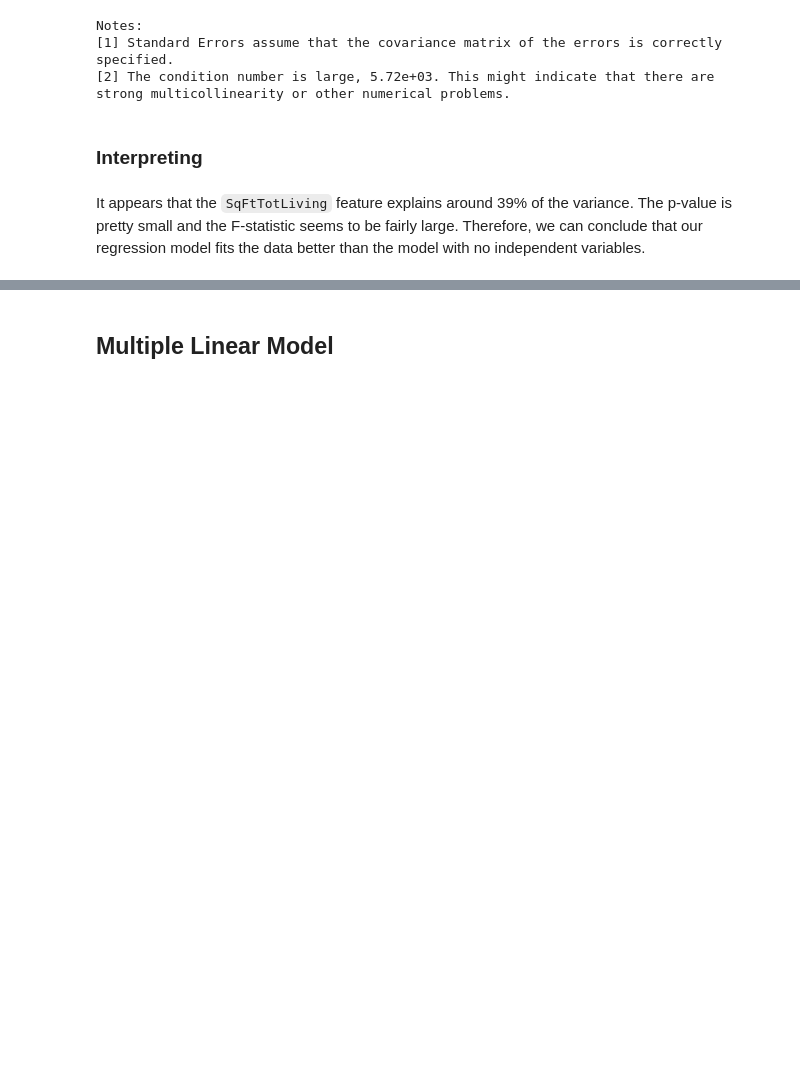
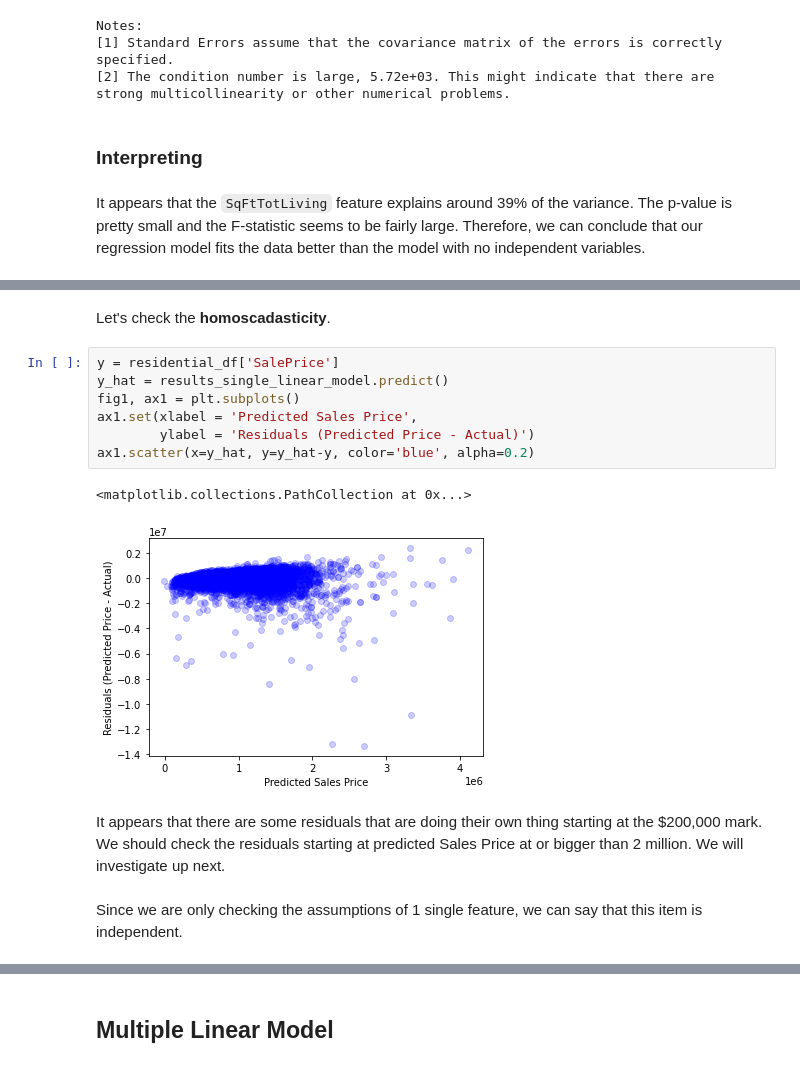
Before and after one commit to edgarbarr1/king-county-housing, a Jupyter notebook: notebooks/report/stats.ipynb, the cells around one changed output, grey strips where cells are left out. Saved outputs shown, nothing was run; the diff lists cells and outputs as text; blank space fills up the shorter version.

```diff
--- a/notebooks/report/stats.ipynb
+++ b/notebooks/report/stats.ipynb
@@ -466,0 +156,16 @@ Notes:
+# %% [markdown]
+Let's check the **homoscadasticity**.
+# %%
+y = residential_df['SalePrice']
+y_hat = results_single_linear_model.predict()
+fig1, ax1 = plt.subplots()
+ax1.set(xlabel = 'Predicted Sales Price',
+        ylabel = 'Residuals (Predicted Price - Actual)')
+ax1.scatter(x=y_hat, y=y_hat-y, color='blue', alpha=0.2)
+# %% [output]
+<matplotlib.collections.PathCollection at 0x...>
+[figure, added]
+# %% [markdown]
+It appears that there are some residuals that are doing their own thing starting at the $200,000 mark. We should check the residuals starting at predicted Sales Price at or bigger than 2 million. We will investigate up next.
+# %% [markdown]
+Since we are only checking the assumptions of 1 single feature, we can say that this item is independent.
```
Also changed, not shown: parts of 149 cells of this notebook, 1 other file.
